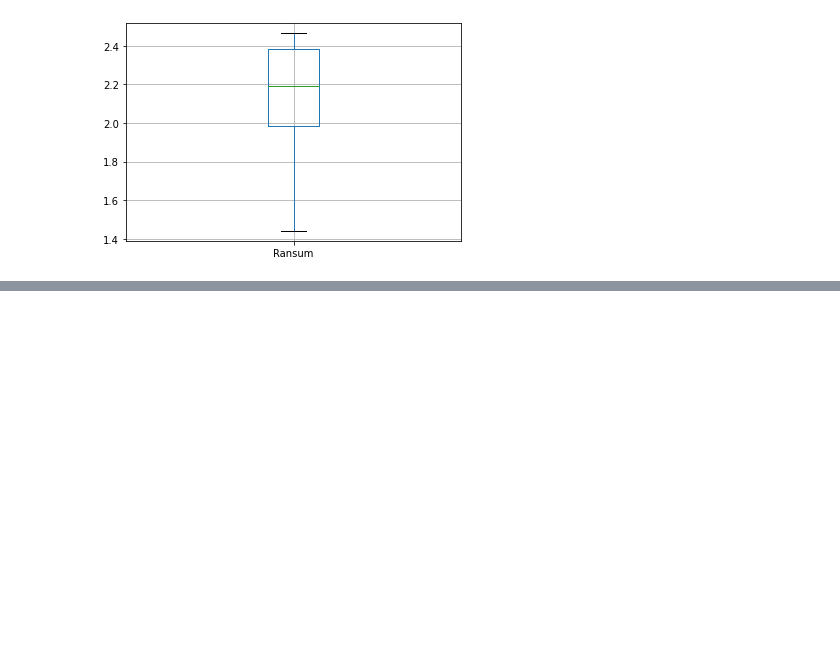
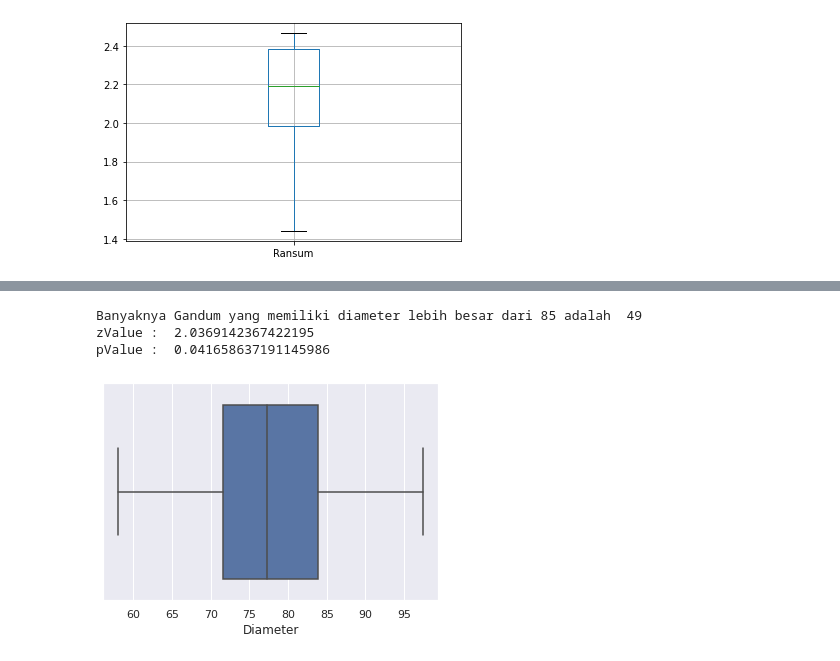
Before and after one commit to AlfandaviAU/Tubes1Probstat, a Jupyter notebook: Backup.ipynb, the cells around one changed output, grey strips where cells are left out. Cells and saved outputs as stored; diff of their text form; code cells hidden in the pictures; blank space fills up the shorter version.

```diff
--- a/Backup.ipynb
+++ b/Backup.ipynb
@@ -150,0 +275,22 @@ df.boxplot(column=['Ransum'])
+# %%
+# 4d Proporsi nilai Diameter yang lebih dari 85, adalah tidak sama dengan 15% ?
+# Langkah 1: null hypothesis Mean (H0) P = 0.15
+# Langkah 2: alternative hypothesis (H1) P != 0.15
+# Langkah 3: alpha = 0.05
+# Langkah 4: uji tes mean Z two tailed, alpha = 0.05 dan statistik two tailed maka daerah Z < -1.96 dan Z > 1.96
+# Langkah 5: uji tes statistik two tailed
+# Langkah 6: nilai Z tidak berada pada daerah kritis, maka null hypothesis di terima
+
+countAbove85 = len(sampel["Diameter"].loc[sampel["Diameter"] > 85])
+print("Banyaknya Gandum yang memiliki diameter lebih besar dari 85 adalah ", countAbove85);
+zValue = ((countAbove85/250) - 0.15)/(0.15*0.85/250)**(1/2)
+print("zValue : ", zValue);
+print("pValue : ", norm.sf(abs(zValue)) * 2);
+
+# Boxplot "Diameter"
+sns.boxplot(data=sampel, x="Diameter");
+# %% [output]
+Banyaknya Gandum yang memiliki diameter lebih besar dari 85 adalah  49
+zValue :  2.0369142367422195
+pValue :  0.041658637191145986
+[figure, added]
```
Also changed, not shown: parts of 6 cells of this notebook, 1 other file.
